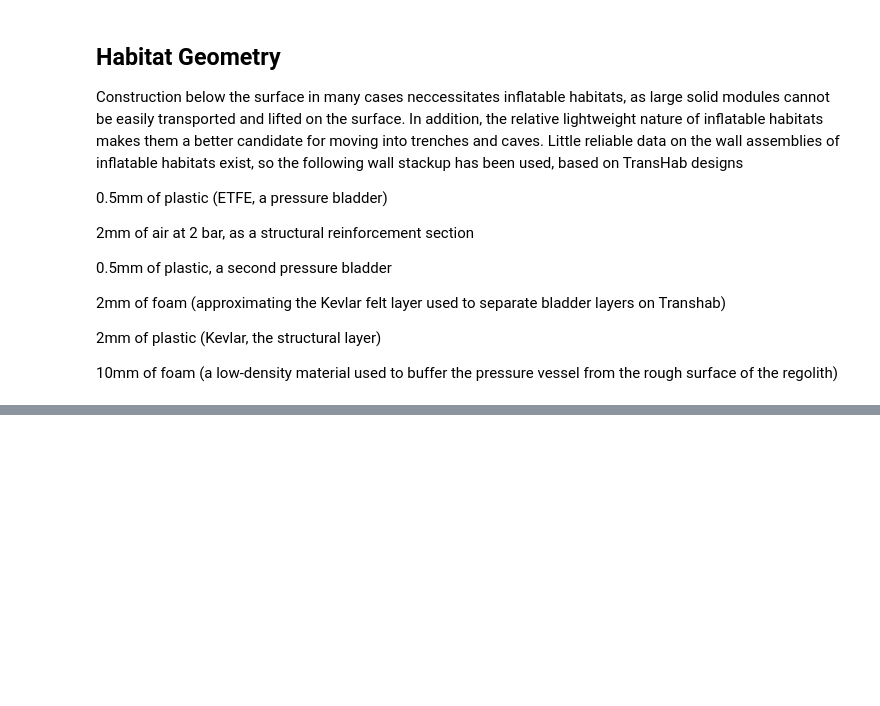
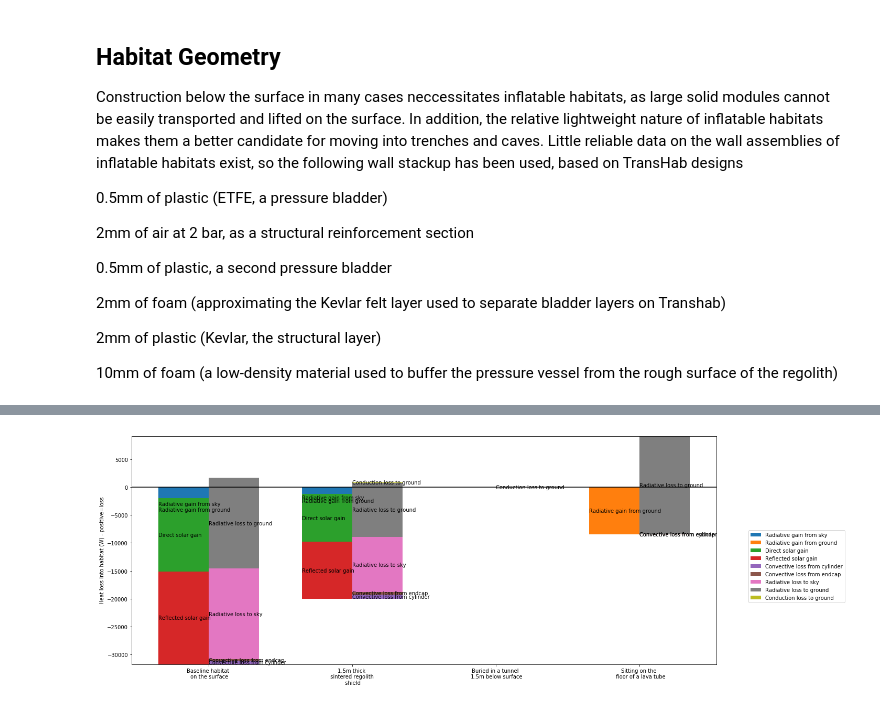
Before and after one commit to smross106/Syrtis, a Jupyter notebook: Subterranean_Structures.ipynb, the cells around one changed output, grey strips where cells are left out. Cells and saved outputs as stored; diff of their text form; code cells hidden in the pictures; blank space fills up the shorter version.

```diff
--- a/Subterranean_Structures.ipynb
+++ b/Subterranean_Structures.ipynb
@@ -175,0 +92,16 @@ tools.plot_power_balance([vertical_coated_report_293, horizontal_coated_report_2
+# %%
+HAB_baseline.verify_geometry()
+
+baseline_summer = Solver("Baseline habitat, hot case", HAB_baseline, mount_sharp_summer)
+baseline_summer.solve()
+
+baseline_winter = Solver("Baseline habitat, cold case", HAB_baseline, mount_sharp_winter)
+baseline_winter.solve()
+# %%
+HAB_sintered_shield.verify_geometry()
+
+sintered_shield_summer = Solver("Habitat with sintered shield, hot case", HAB_sintered_shield, mount_sharp_summer)
+sintered_shield_summer.solve()
+
+sintered_shield_winter = Solver("Habitat with sintered shield, cold case", HAB_sintered_shield, mount_sharp_winter)
+sintered_shield_winter.solve()
@@ -175,0 +176,7 @@ tools.plot_power_balance([vertical_coated_report_293, horizontal_coated_report_2
+# %%
+plt.figure(figsize=(20,8))
+tools.plot_power_balance([baseline_summer.report, sintered_shield_summer.report, tunnel_summer.report, lava_tube_summer.report],
+    labels=["Baseline habitat \n on the surface", "1.5m thick \n sintered regolith \n shield",
+"Buried in a tunnel \n 1.5m below surface", "Sitting on the \n floor of a lava tube"])
+# %% [output]
+[figure, added]
```
Also changed, not shown: parts of 24 cells of this notebook, 1 other file.
